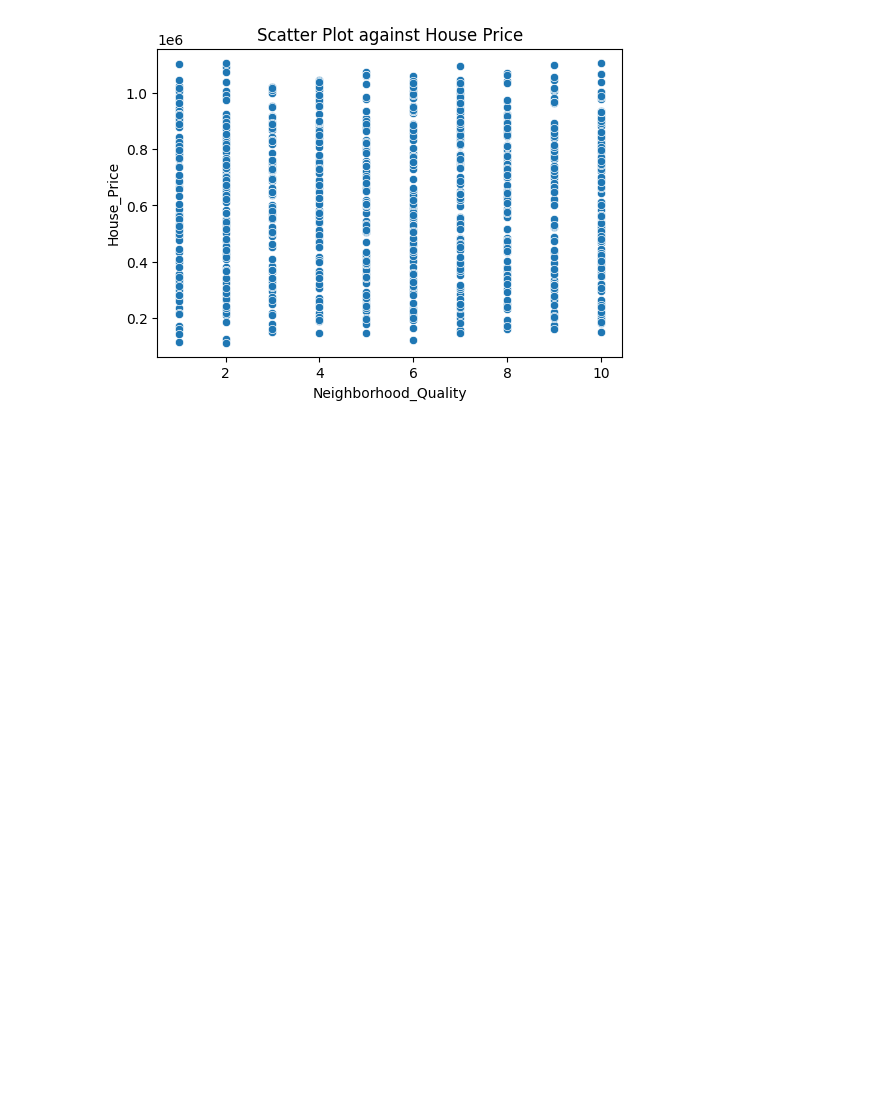
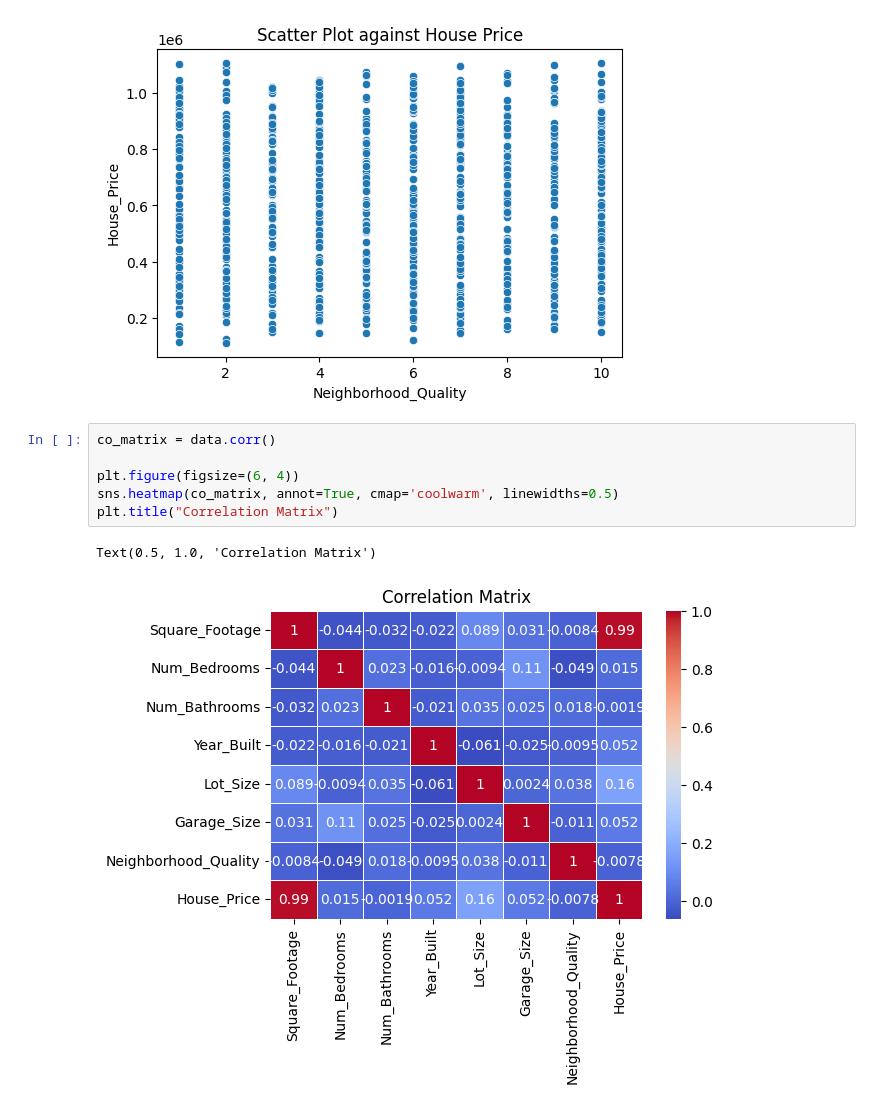
Before and after one commit to arslanbisharat/House_Prediction_Model-, a Jupyter notebook: scripts/data_analysis.ipynb, the cells around one changed output. Saved outputs shown, nothing was run; the diff lists cells and outputs as text; blank space fills up the shorter version.

Commit message:
Added correlation matrix to better understand the relationships

```diff
--- a/scripts/data_analysis.ipynb
+++ b/scripts/data_analysis.ipynb
@@ -35,3 +35,12 @@ for i in numerical_columns[:-1]:
 [figure]
 [figure]
 [figure]
+# %%
+co_matrix = data.corr()
+
+plt.figure(figsize=(6, 4))
+sns.heatmap(co_matrix, annot=True, cmap='coolwarm', linewidths=0.5)
+plt.title("Correlation Matrix")
+# %% [output]
+Text(0.5, 1.0, 'Correlation Matrix')
+[figure, added]
```
